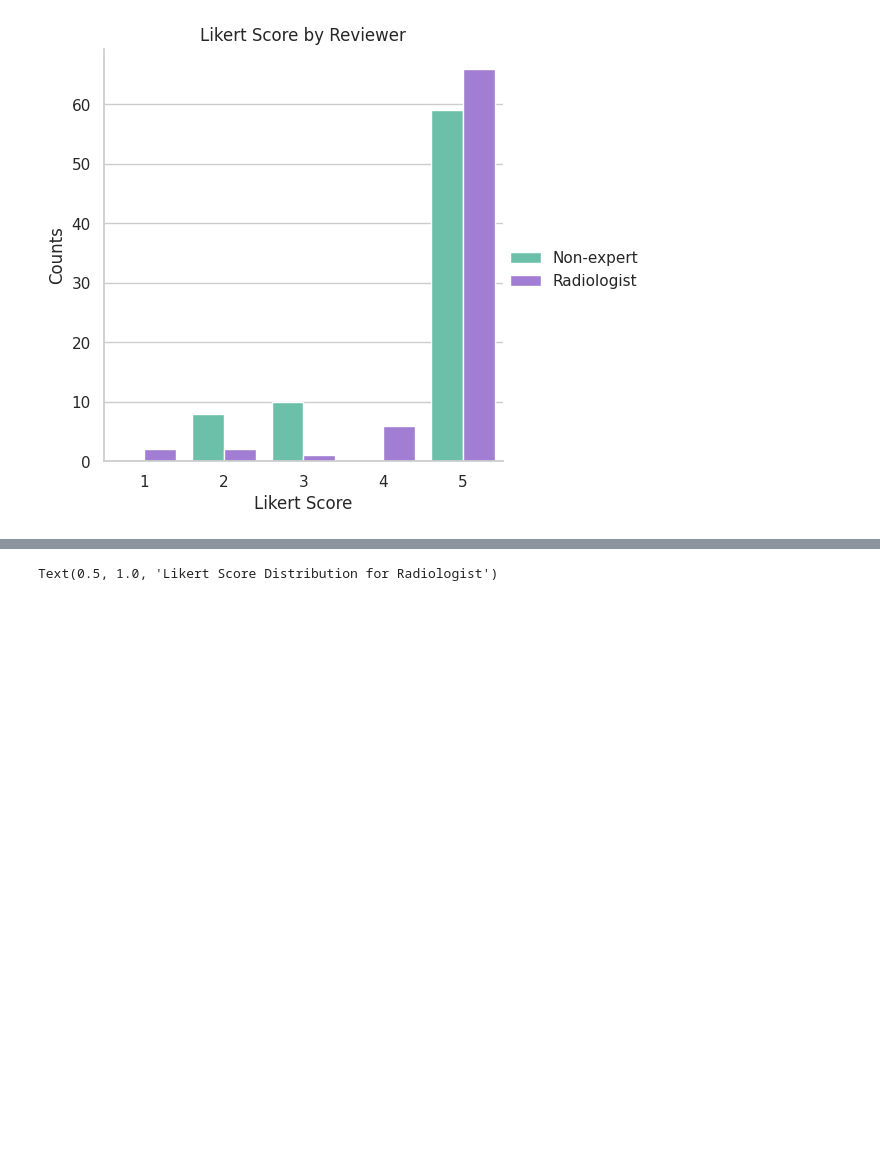
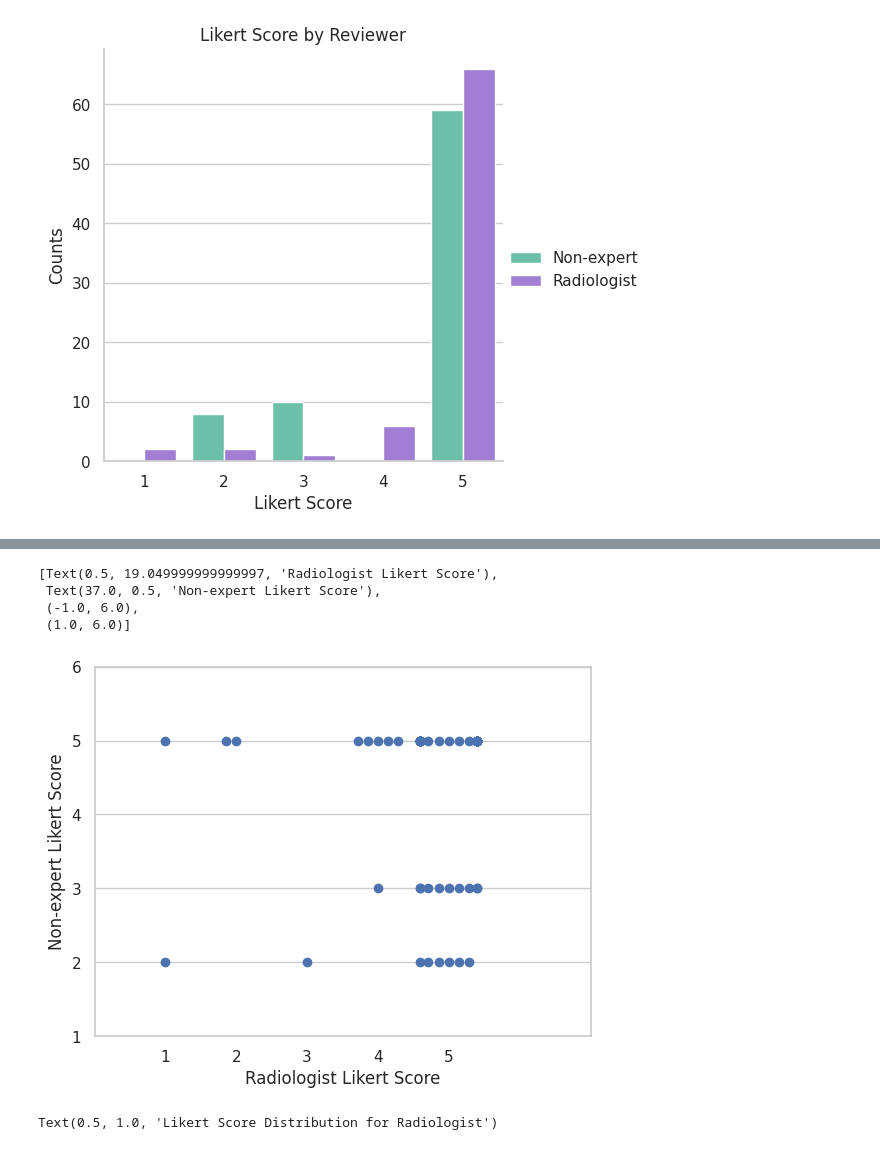
Before and after one commit to bamf-health/aimi-lung-pet-ct, a Jupyter notebook: model_performance.ipynb, the cells around one changed output, grey strips where cells are left out. Cells and saved outputs as stored; diff of their text form; code cells hidden in the pictures; blank space fills up the shorter version.

```diff
--- a/model_performance.ipynb
+++ b/model_performance.ipynb
@@ -179,3 +197,22 @@ g.set(title="Likert Score by Reviewer")
+# %%
+x = rad_df.copy()
+# rename LikerScore to LikertScore_rad
+x.rename(columns={"LikertScore": "LikertScore_rad"}, inplace=True)
+x["LikertScore_ne"] = ne_df["LikertScore"].values
+
+g = sns.swarmplot(x, x="LikertScore_rad", y="LikertScore_ne", size=7)
+g.set(
+    xlabel="Radiologist Likert Score",
+    ylabel="Non-expert Likert Score",
+    xlim=(-1, 6),
+    ylim=(1, 6),
+)
+# %% [output]
+[Text(0.5, 19.049999999999997, 'Radiologist Likert Score'),
+ Text(37.0, 0.5, 'Non-expert Likert Score'),
+ (-1.0, 6.0),
+ (1.0, 6.0)]
+[figure, added]
 # %%
 pie_df = (
     rad_df["LikertScore"].value_counts().reset_index().sort_values(by="LikertScore")
```
Also changed, not shown: parts of 3 cells of this notebook, 1 other file.
